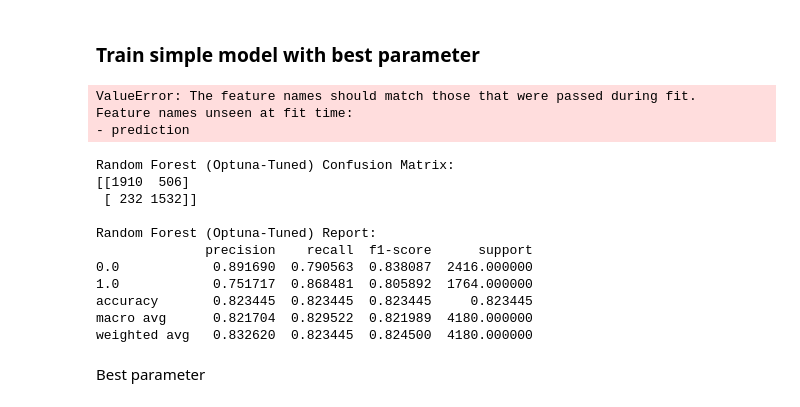
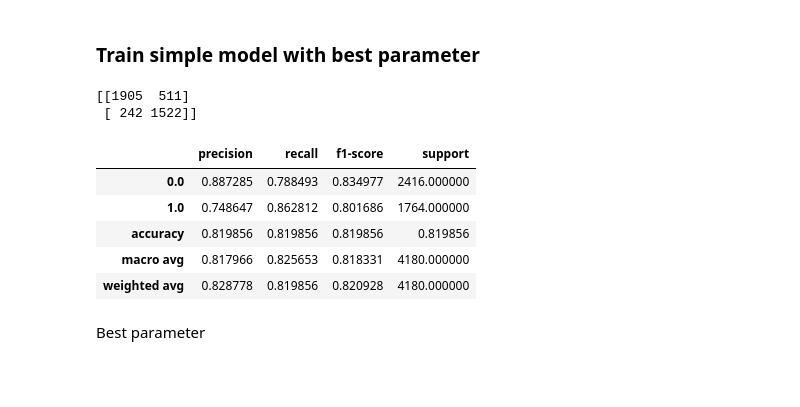
Before and after one commit to EchoOfHer/Machine-Learning, a Jupyter notebook: Machine_learning_Project/Random_forest/Step5_Find-Tune.ipynb, the cells around one changed output. Saved outputs shown, nothing was run; the diff lists cells and outputs as text; code cells hidden in the pictures; blank space fills up the shorter version.

Commit message:
RF fix : Re-tune on feature selection

```diff
--- a/Machine_learning_Project/Random_forest/Step5_Find-Tune.ipynb
+++ b/Machine_learning_Project/Random_forest/Step5_Find-Tune.ipynb
@@ -141,16 +143,12 @@ Best F1-Weighted (From CV): 0.817972
 # %% [markdown]
 ### Train simple model with best parameter
 # %%
-rf_model_final = RandomForestClassifier(
+rf_model_base_findTune = RandomForestClassifier(
     **best_parameter,
     class_weight=rf_class_weight,
     random_state=42,
     n_jobs=-1
 )
 # %%
-rf_model_final.fit(X_full, y_full)
-data_test_rf['prediction'] = rf_model_final.predict(data_test_rf.drop(['label'], axis='columns'))
+rf_model_base_findTune.fit(X_full, y_full)
+data_test_rf['prediction'] = rf_model_base_findTune.predict(data_test_rf.drop(['label'], axis='columns'))
-# %% [output]
-ValueError: The feature names should match those that were passed during fit.
-Feature names unseen at fit time:
-- prediction
@@ -157,31 +157,27 @@ Feature names unseen at fit time:
+# %%
+print(sklearn.metrics.confusion_matrix(
+    y_true=data_test_rf['label'],
+    y_pred=data_test_rf['prediction']
+))
+# %% [output]
+[[1905  511]
+ [ 242 1522]]
 # %%
-print("\nRandom Forest (Optuna-Tuned) Confusion Matrix:")
-print(sklearn.metrics.confusion_matrix(
-    y_true=data_test_rf['label'],
-    y_pred=data_test_rf['prediction']
-))
-
 report_scores_rf = sklearn.metrics.classification_report(
     y_true=data_test_rf['label'],
     y_pred=data_test_rf['prediction'],
     digits=6,
     output_dict=True
 )
 df_score_rf = pandas.DataFrame(report_scores_rf).transpose()
-print("\nRandom Forest (Optuna-Tuned) Report:")
-print(df_score_rf)
+df_score_rf
 # %% [output]
-Random Forest (Optuna-Tuned) Confusion Matrix:
-[[1910  506]
- [ 232 1532]]
-
-Random Forest (Optuna-Tuned) Report:
-              precision    recall  f1-score      support
-0.0            0.891690  0.790563  0.838087  2416.000000
-1.0            0.751717  0.868481  0.805892  1764.000000
-accuracy       0.823445  0.823445  0.823445     0.823445
-macro avg      0.821704  0.829522  0.821989  4180.000000
-weighted avg   0.832620  0.823445  0.824500  4180.000000
+|  | precision | recall | f1-score | support |
+| 0.0 | 0.887285 | 0.788493 | 0.834977 | 2416.000000 |
+| 1.0 | 0.748647 | 0.862812 | 0.801686 | 1764.000000 |
+| accuracy | 0.819856 | 0.819856 | 0.819856 | 0.819856 |
+| macro avg | 0.817966 | 0.825653 | 0.818331 | 4180.000000 |
+| weighted avg | 0.828778 | 0.819856 | 0.820928 | 4180.000000 |
 # %% [markdown]
 Best parameter
 # %%
```
Also changed, not shown: parts of 6 cells of this notebook, 14 other files.
